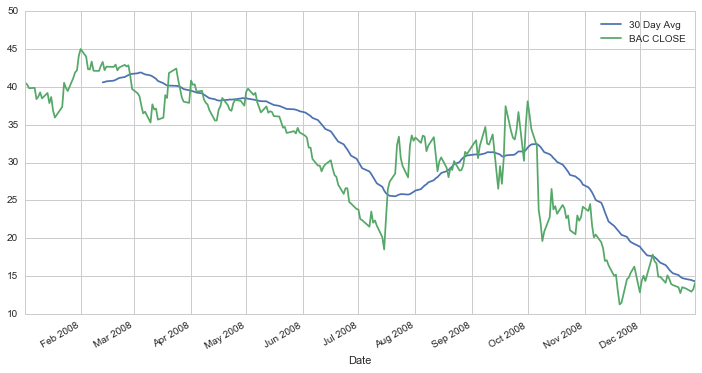
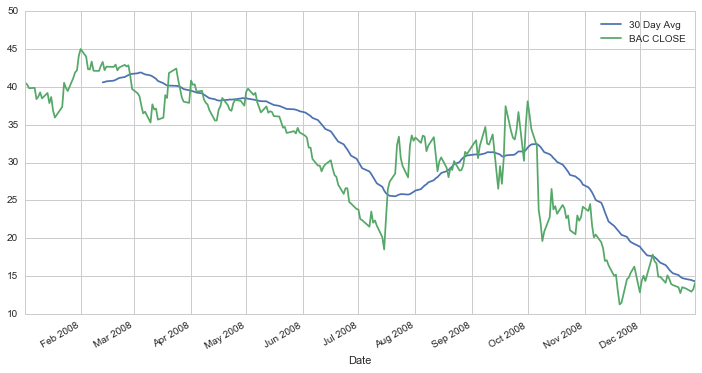
The notebook cell's code change between the first figure and the second:
--- before
+++ after
@@ -1,4 +1,4 @@
 plt.figure(figsize=(12,6))
-BAC['Close'].ix['2008-01-01':'2009-01-01'].rolling(window=30).mean().plot(label='30 Day Avg')
-BAC['Close'].ix['2008-01-01':'2009-01-01'].plot(label='BAC CLOSE')
+BAC['Close'].loc['2008-01-01':'2009-01-01'].rolling(window=30).mean().plot(label='30 Day Avg')
+BAC['Close'].loc['2008-01-01':'2009-01-01'].plot(label='BAC CLOSE')
 plt.legend()

Commit: finance task done